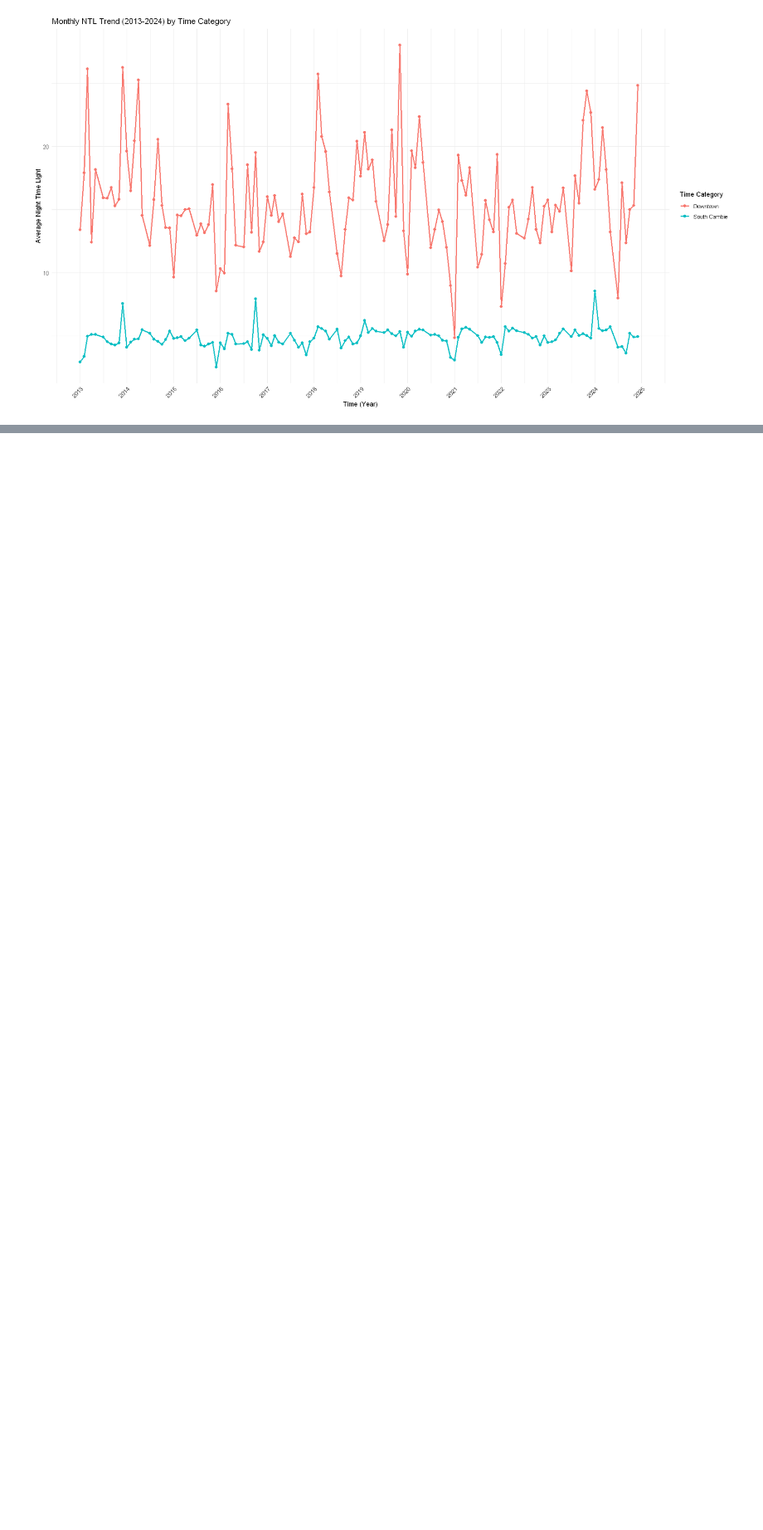
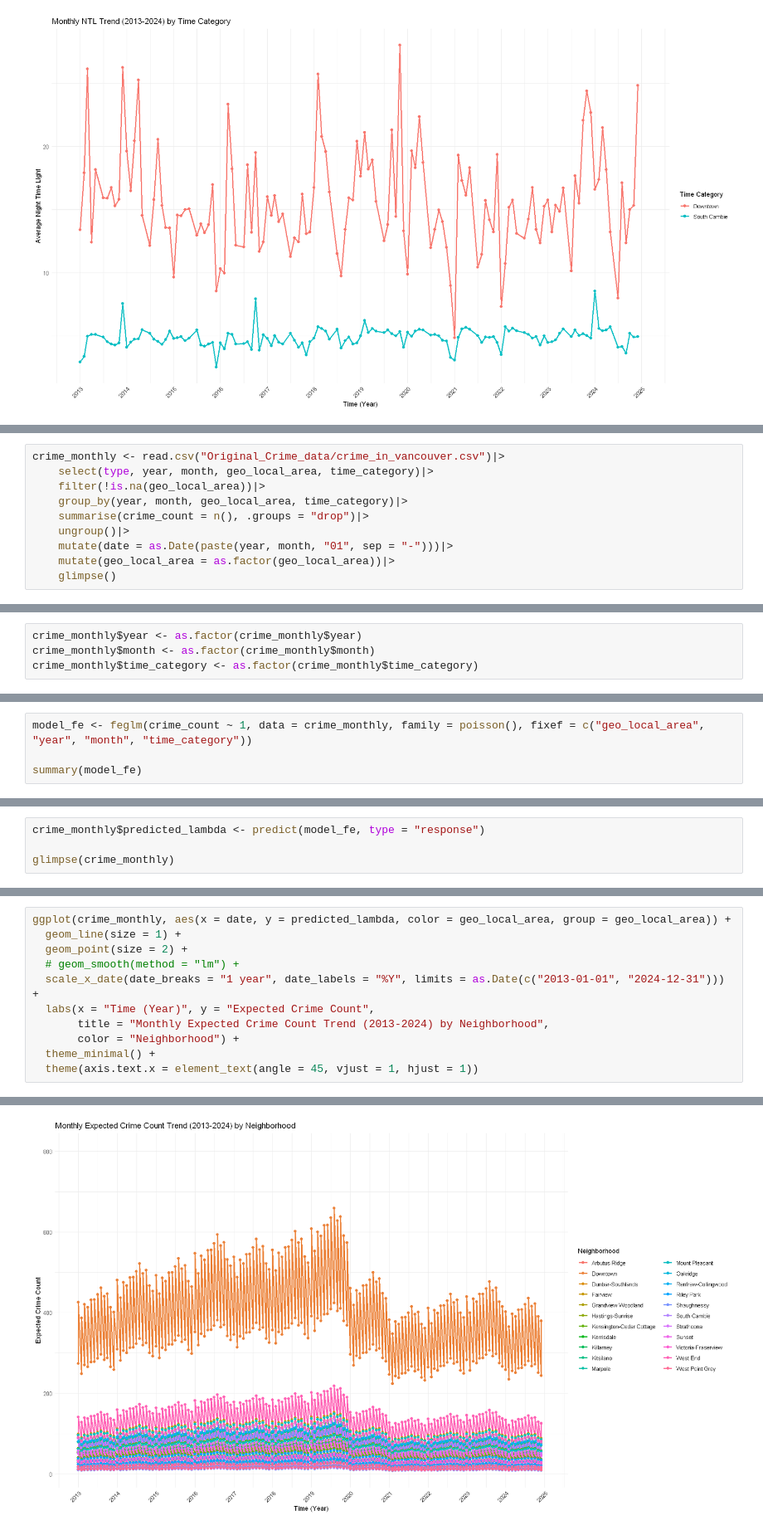
Before and after one commit to Irene-Berezin/econ_398_project, a Jupyter notebook: crime_fact.ipynb, the cells around one changed output, grey strips where cells are left out. Shown at 83% size. Drawn from its saved outputs; the diff is of its cells as text; blank space fills up the shorter version.

Commit message:
added a section of poisson model

```diff
--- a/crime_fact.ipynb
+++ b/crime_fact.ipynb
@@ -448,0 +470,10 @@ Warning message:
+# %%
+crime_monthly <- read.csv("Original_Crime_data/crime_in_vancouver.csv")|>
+    select(type, year, month, geo_local_area, time_category)|>
+    filter(!is.na(geo_local_area))|>
+    group_by(year, month, geo_local_area, time_category)|>
+    summarise(crime_count = n(), .groups = "drop")|>
+    ungroup()|>
+    mutate(date = as.Date(paste(year, month, "01", sep = "-")))|>
+    mutate(geo_local_area = as.factor(geo_local_area))|>
+    glimpse()
@@ -448,0 +489,4 @@ Warning message:
+# %%
+crime_monthly$year <- as.factor(crime_monthly$year)
+crime_monthly$month <- as.factor(crime_monthly$month)
+crime_monthly$time_category <- as.factor(crime_monthly$time_category)
@@ -448,0 +500,4 @@ Warning message:
+# %%
+model_fe <- feglm(crime_count ~ 1, data = crime_monthly, family = poisson(), fixef = c("geo_local_area", "year", "month", "time_category"))
+
+summary(model_fe)
@@ -448,0 +510,4 @@ Warning message:
+# %%
+crime_monthly$predicted_lambda <- predict(model_fe, type = "response")
+
+glimpse(crime_monthly)
@@ -448,0 +533,12 @@ Warning message:
+# %%
+ggplot(crime_monthly, aes(x = date, y = predicted_lambda, color = geo_local_area, group = geo_local_area)) +
+  geom_line(size = 1) +
+  geom_point(size = 2) +
+  # geom_smooth(method = "lm") +
+  scale_x_date(date_breaks = "1 year", date_labels = "%Y", limits = as.Date(c("2013-01-01", "2024-12-31"))) +
+  labs(x = "Time (Year)", y = "Expected Crime Count",
+       title = "Monthly Expected Crime Count Trend (2013-2024) by Neighborhood",
+       color = "Neighborhood") +
+  theme_minimal() +
+  theme(axis.text.x = element_text(angle = 45, vjust = 1, hjust = 1))
+# %% [output]
@@ -448,0 +551 @@ Warning message:
+[figure, added]
```
Also changed, not shown: parts of 14 cells of this notebook.
